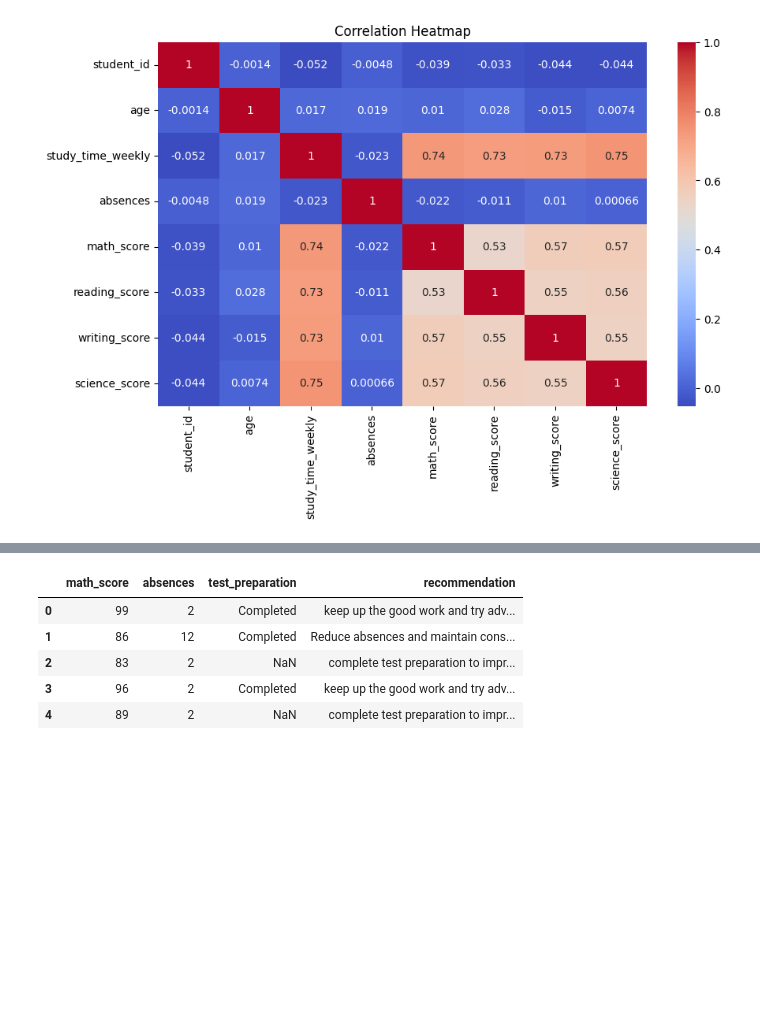
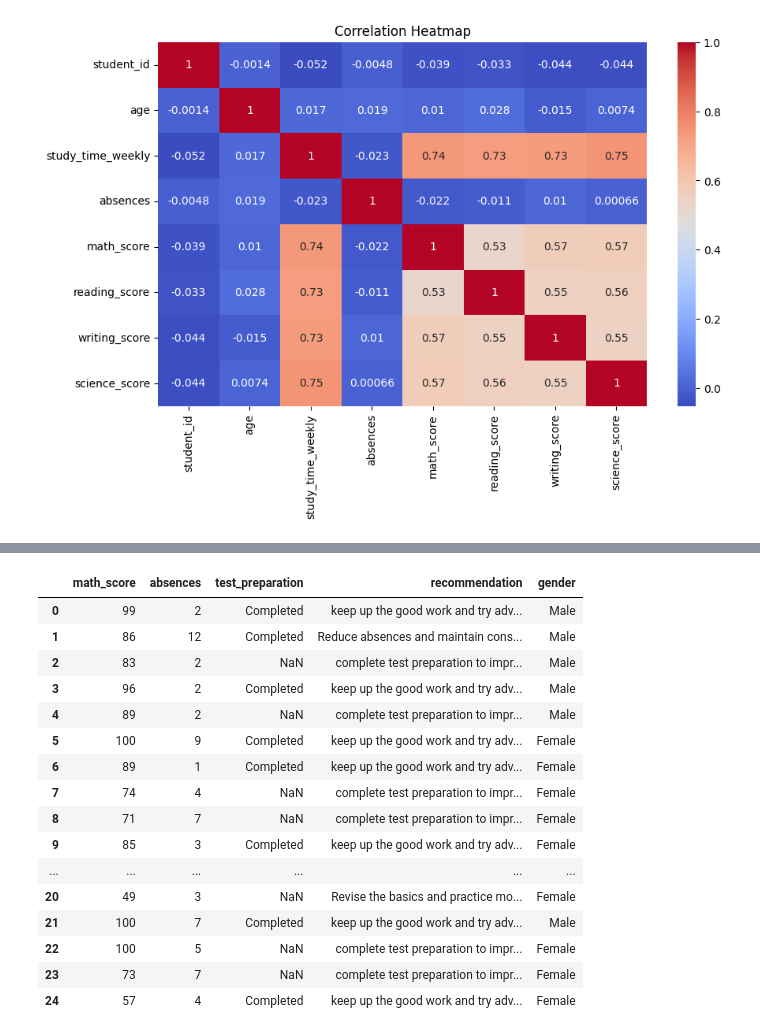
Before and after one commit to Syed123-az/AI-Learning-Navigator, a Jupyter notebook: eda.ipynb, the cells around one changed output, grey strips where cells are left out. Cells and saved outputs as stored; diff of their text form; code cells hidden in the pictures; blank space fills up the shorter version.

Commit message:
Updated Day 1: Added recommendation logic and outputs

```diff
--- a/eda.ipynb
+++ b/eda.ipynb
@@ -104,9 +373,37 @@ print(df.head())
 # %%
-df[["math_score", "absences", "test_preparation", "recommendation"]].head()
+df[["math_score", "absences", "test_preparation", "recommendation","gender"]].head(25)
+
+#1. Performance vs Behavior
+#Insight:
+
+#Student performance is strongly influenced by behavior (attendance + preparation), not just ability.
+
+#2. Absence Impact on Learning
+#Insight:
+#High absenteeism is a key indicator of unstable academic performance, even if current scores are good.
+
+#3. Test Preparation Importance
+#Insight:
+#Lack of structured preparation creates gaps in learning, affecting consistency and future performance.
+
+#4. Personalized Recommendation System
+#Insight:
+#The system successfully implements personalized learning guidance, rather than generic feedback.
 # %% [output]
-|  | math_score | absences | test_preparation | recommendation |
-| 0 | 99 | 2 | Completed | keep up the good work and try adv... |
-| 1 | 86 | 12 | Completed | Reduce absences and maintain cons... |
-| 2 | 83 | 2 | NaN | complete test preparation to impr... |
-| 3 | 96 | 2 | Completed | keep up the good work and try adv... |
-| 4 | 89 | 2 | NaN | complete test preparation to impr... |
+|  | math_score | absences | test_preparation | recommendation | gender |
+| 0 | 99 | 2 | Completed | keep up the good work and try adv... | Male |
+| 1 | 86 | 12 | Completed | Reduce absences and maintain cons... | Male |
+| 2 | 83 | 2 | NaN | complete test preparation to impr... | Male |
+| 3 | 96 | 2 | Completed | keep up the good work and try adv... | Male |
+| 4 | 89 | 2 | NaN | complete test preparation to impr... | Male |
+| 5 | 100 | 9 | Completed | keep up the good work and try adv... | Female |
+| 6 | 89 | 1 | Completed | keep up the good work and try adv... | Female |
+| 7 | 74 | 4 | NaN | complete test preparation to impr... | Female |
+| 8 | 71 | 7 | NaN | complete test preparation to impr... | Female |
+| 9 | 85 | 3 | Completed | keep up the good work and try adv... | Female |
+| ... | ... | ... | ... | ... | ... |
+| 20 | 49 | 3 | NaN | Revise the basics and practice mo... | Female |
+| 21 | 100 | 7 | Completed | keep up the good work and try adv... | Male |
+| 22 | 100 | 5 | NaN | complete test preparation to impr... | Female |
+| 23 | 73 | 7 | NaN | complete test preparation to impr... | Female |
+| 24 | 57 | 4 | Completed | keep up the good work and try adv... | Female |
```
Also changed, not shown: parts of 10 cells of this notebook.
